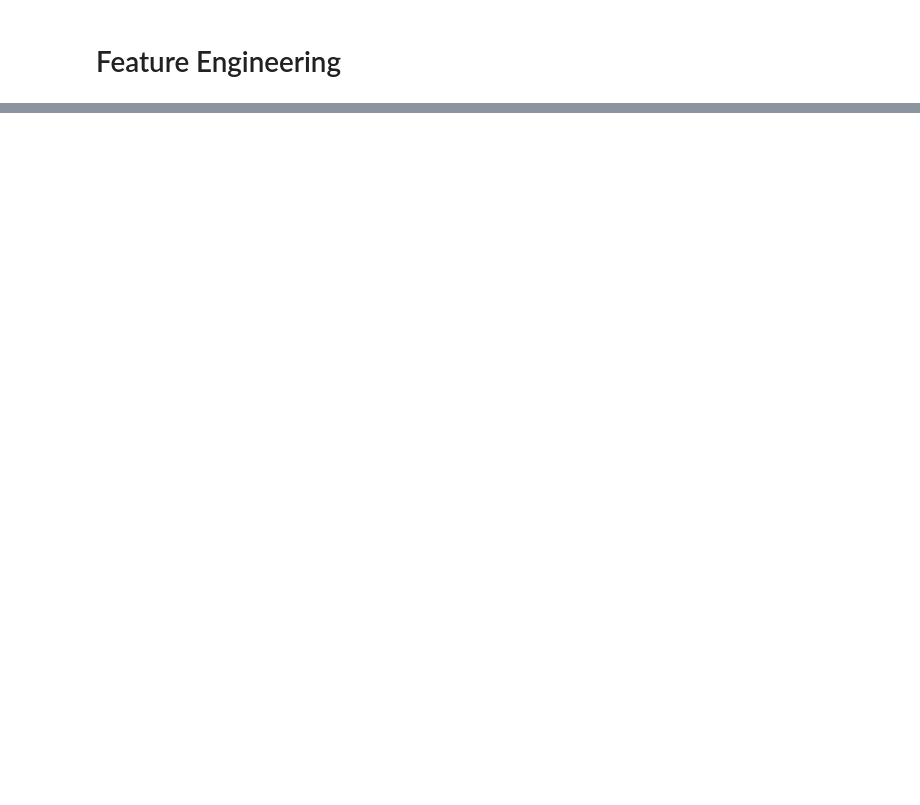
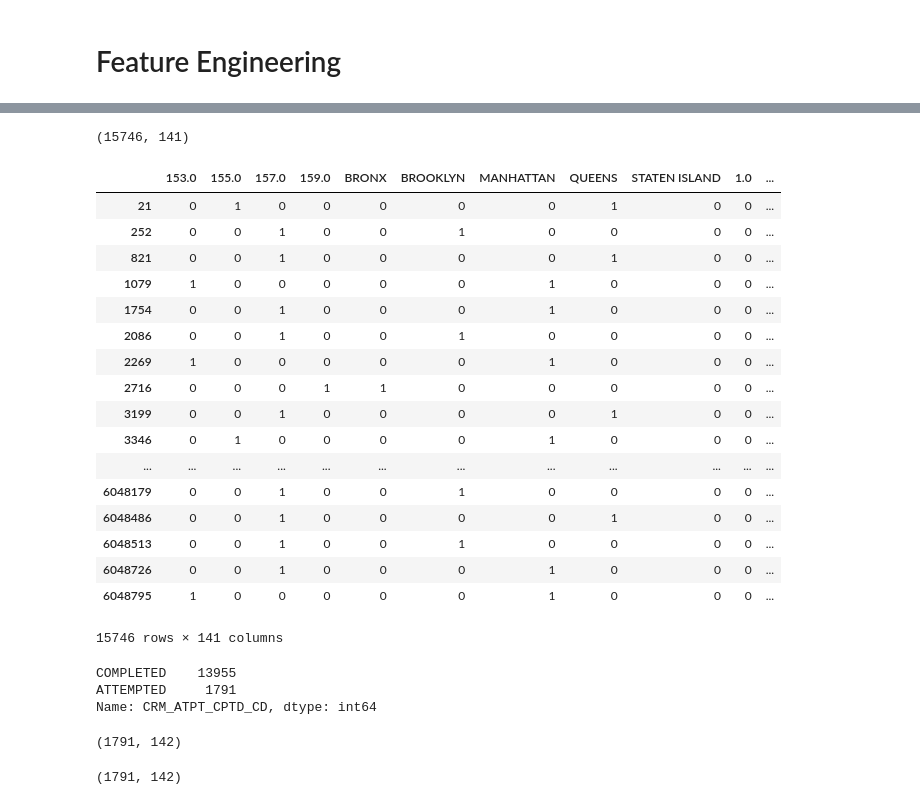
Before and after one commit to lgofish/Unit3Capstone, a Jupyter notebook: NYC_RapeData_v4.ipynb, the cells around one changed output, grey strips where cells are left out. Cells and saved outputs as stored; diff of their text form; code cells hidden in the pictures; blank space fills up the shorter version.

```diff
--- a/NYC_RapeData_v4.ipynb
+++ b/NYC_RapeData_v4.ipynb
@@ -472,3 +521,6 @@ Borough_Dummies
 | 6048726 | 0 | 0 | 1 | 0 | 0 |
 | 6048795 | 0 | 0 | 1 | 0 | 0 |
 15746 rows × 5 columns
+# %%
+# Concat to df_model
+df_model = pd.concat([df_model,Borough_Dummies], axis=1)
@@ -498 +592,3 @@ Precinct_Dummies = pd.get_dummies(df_rape['ADDR_PCT_CD'])
+# %%
+df_model = pd.concat([df_model,Precinct_Dummies], axis=1)
 # %%
@@ -542,3 +640,5 @@ Index(['ABANDONED BUILDING', 'AIRPORT TERMINAL', 'BANK', 'BAR/NIGHT CLUB',
        'TAXI (YELLOW LICENSED)', 'TAXI/LIVERY (UNLICENSED)',
        'TRANSIT - NYC SUBWAY', 'TRANSIT FACILITY (OTHER)', 'VARIETY STORE'],
       dtype='object')
+# %%
+df_model = pd.concat([df_model,Premise_Dummies], axis=1)
@@ -544,0 +661,2 @@ Index(['ABANDONED BUILDING', 'AIRPORT TERMINAL', 'BANK', 'BAR/NIGHT CLUB',
+# %%
+df_model = pd.concat([df_model, df_rape['CRM_ATPT_CPTD_CD']], axis=1)
@@ -548,0 +761,32 @@ Index(['ABANDONED BUILDING', 'AIRPORT TERMINAL', 'BANK', 'BAR/NIGHT CLUB',
+# %%
+df_model.shape
+# %% [output]
+(15746, 141)
+# %%
+df_model
+# %% [output]
+|  | 153.0 | 155.0 | 157.0 | 159.0 | BRONX | BROOKLYN | MANHATTAN | QUEENS | STATEN ISLAND | 1.0 | ... |
+| 21 | 0 | 1 | 0 | 0 | 0 | 0 | 0 | 1 | 0 | 0 | ... |
+| 252 | 0 | 0 | 1 | 0 | 0 | 1 | 0 | 0 | 0 | 0 | ... |
+| 821 | 0 | 0 | 1 | 0 | 0 | 0 | 0 | 1 | 0 | 0 | ... |
+| 1079 | 1 | 0 | 0 | 0 | 0 | 0 | 1 | 0 | 0 | 0 | ... |
+| 1754 | 0 | 0 | 1 | 0 | 0 | 0 | 1 | 0 | 0 | 0 | ... |
+| 2086 | 0 | 0 | 1 | 0 | 0 | 1 | 0 | 0 | 0 | 0 | ... |
+| 2269 | 1 | 0 | 0 | 0 | 0 | 0 | 1 | 0 | 0 | 0 | ... |
+| 2716 | 0 | 0 | 0 | 1 | 1 | 0 | 0 | 0 | 0 | 0 | ... |
+| 3199 | 0 | 0 | 1 | 0 | 0 | 0 | 0 | 1 | 0 | 0 | ... |
+| 3346 | 0 | 1 | 0 | 0 | 0 | 0 | 1 | 0 | 0 | 0 | ... |
+| ... | ... | ... | ... | ... | ... | ... | ... | ... | ... | ... | ... |
+| 6048179 | 0 | 0 | 1 | 0 | 0 | 1 | 0 | 0 | 0 | 0 | ... |
+| 6048486 | 0 | 0 | 1 | 0 | 0 | 0 | 0 | 1 | 0 | 0 | ... |
+| 6048513 | 0 | 0 | 1 | 0 | 0 | 1 | 0 | 0 | 0 | 0 | ... |
+| 6048726 | 0 | 0 | 1 | 0 | 0 | 0 | 1 | 0 | 0 | 0 | ... |
+| 6048795 | 1 | 0 | 0 | 0 | 0 | 0 | 1 | 0 | 0 | 0 | ... |
+15746 rows × 141 columns
+# %%
+# The outcome variable, rape completed vs attempted
+df_model['CRM_ATPT_CPTD_CD'].value_counts()
+# %% [output]
+COMPLETED    13955
+ATTEMPTED     1791
+Name: CRM_ATPT_CPTD_CD, dtype: int64
@@ -548,0 +795,4 @@ Index(['ABANDONED BUILDING', 'AIRPORT TERMINAL', 'BANK', 'BAR/NIGHT CLUB',
+# %%
+test_x.shape
+# %% [output]
+(1791, 142)
@@ -548,0 +803,4 @@ Index(['ABANDONED BUILDING', 'AIRPORT TERMINAL', 'BANK', 'BAR/NIGHT CLUB',
+# %%
+df_model_X.shape
+# %% [output]
+(1791, 142)
```
Also changed, not shown: parts of 54 cells of this notebook.
